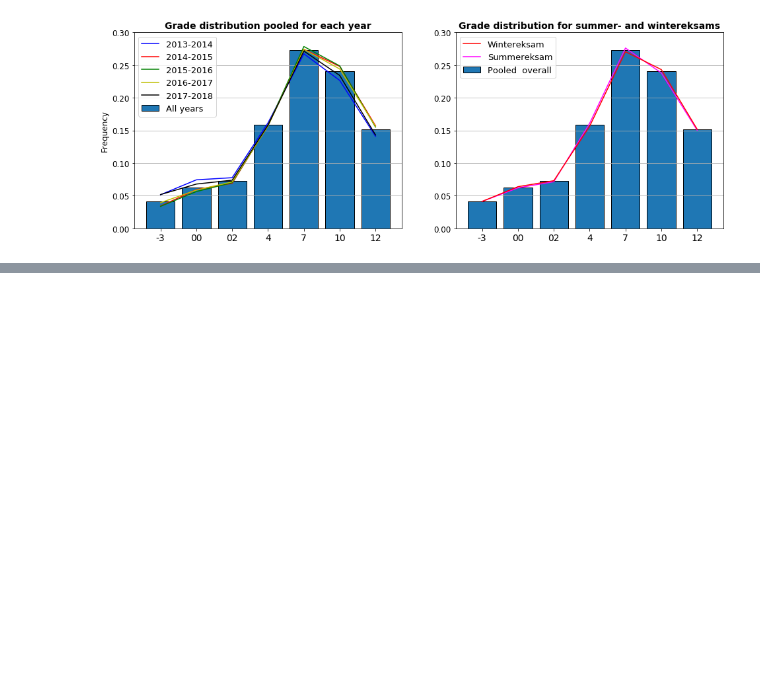
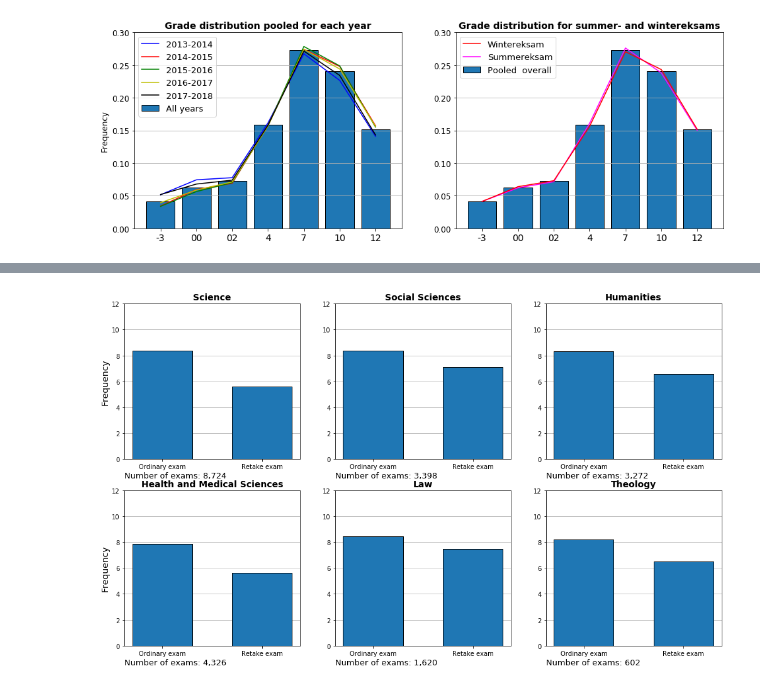
Before and after one commit to tnv875/Group18-NoTeeth, a Jupyter notebook: Exam project/1A Final Folder/Group 18 - Exam hand-in.ipynb, the cells around one changed output, grey strips where cells are left out. Saved outputs shown, nothing was run; the diff lists cells and outputs as text; code cells hidden in the pictures; blank space fills up the shorter version.

```diff
--- a/Exam project/1A Final Folder/Group 18 - Exam hand-in.ipynb
+++ b/Exam project/1A Final Folder/Group 18 - Exam hand-in.ipynb
@@ -2728,0 +2954,5 @@ plt.yticks(fontsize=12)
+# %%
+# Looping through each faculty
+
+for i in df['Fakultet'].unique():
+    print(gpa(df,i))
@@ -2728,0 +2961,2 @@ plt.yticks(fontsize=12)
+# %%
+list_type_ass=list(df['Type of assessmet_edit'].unique())
@@ -2728,0 +3049,4 @@ plt.yticks(fontsize=12)
+# %%
+#Download data which was saved by the scraping progress
+with open('df_final.pkl', 'rb') as f:
+    df = pickle.load(f)
@@ -2728,0 +3074,8 @@ plt.yticks(fontsize=12)
+# %%
+#Print different falculties and the results from each
+faculties = []
+for i in range(0,len(df["Fakultet"].unique())):
+    faculties.append(df["Fakultet"].unique()[i])
+faculties_results = []
+for i in range(0,len(faculties)):
+    faculties_results.append(gpa_ordi_reta_faculty(df,faculties[i]))
@@ -2728,0 +3095,60 @@ plt.yticks(fontsize=12)
+# %%
+#Plot resulst
+x = ["Ordinary exam", "Retake exam"]
+y = ["Science", "Social Sciences","Humanities",\
+     "Health and Medical Sciences","Law","Theology"]
+
+
+f,ax = plt.subplots(figsize=(17,10))
+
+plt.subplot(2,3,1)
+plt.title(y[0], fontsize = 14, weight = 'bold')
+plt.ylim([0,12])
+plt.grid(axis ='y',zorder=0)
+plt.ylabel('Frequency',fontsize=14)
+plt.bar(x, faculties_results[0], width=0.6, edgecolor='black',zorder=3)
+plt.annotate('Number of exams: '+ "8,724", (0,0), (0, -20),fontsize= 13, xycoords='axes fraction', textcoords='offset points', va='top')
+
+plt.subplot(2,3,2)
+plt.title(y[1], fontsize = 14, weight = 'bold')
+plt.ylim([0,12])
+plt.grid(axis ='y',zorder=0)
+#plt.ylabel('Frequency',fontsize=14)
+plt.bar(x, faculties_results[1], width=0.6, edgecolor='black',zorder=3)
+plt.annotate('Number of exams: '+ "3,398", (0,0), (0, -20),fontsize= 13, xycoords='axes fraction', textcoords='offset points', va='top')
+
+plt.subplot(2,3,3)
+plt.title(y[2], fontsize = 14, weight = 'bold')
+plt.ylim([0,12])
+plt.grid(axis ='y',zorder=0)
+#plt.ylabel('Frequency',fontsize=14)
+plt.bar(x, faculties_results[2], width=0.6, edgecolor='black',zorder=3)
+plt.annotate('Number of exams: '+ "3,272", (0,0), (0, -20),fontsize= 13, xycoords='axes fraction', textcoords='offset points', va='top')
+
+plt.subplot(2,3,4)
+plt.title(y[3], fontsize = 14, weight = 'bold')
+plt.ylim([0,12])
+plt.grid(axis ='y',zorder=0)
+plt.ylabel('Frequency',fontsize=14)
+plt.bar(x, faculties_results[3], width=0.6, edgecolor='black',zorder=3)
+plt.annotate('Number of exams: '+ "4,326", (0,0), (0, -20),fontsize= 13, xycoords='axes fraction', textcoords='offset points', va='top')
+
+plt.subplot(2,3,5)
+plt.title(y[4], fontsize = 14, weight = 'bold')
+plt.ylim([0,12])
+plt.grid(axis ='y',zorder=0)
+#plt.ylabel('Frequency',fontsize=14)
+plt.bar(x, faculties_results[4], width=0.6, edgecolor='black',zorder=3)
+plt.annotate('Number of exams: '+ "1,620", (0,0), (0, -20),fontsize= 13, xycoords='axes fraction', textcoords='offset points', va='top')
+
+plt.subplot(2,3,6)
+plt.title(y[5], fontsize = 14, weight = 'bold')
+plt.ylim([0,12])
+plt.grid(axis ='y',zorder=0)
+#plt.ylabel('Frequency',fontsize=14)
+plt.bar(x, faculties_results[5], width=0.6, edgecolor='black',zorder=3)
+plt.annotate('Number of exams: '+ "602", (0,0), (0, -20),fontsize= 13, xycoords='axes fraction', textcoords='offset points', va='top')
+
+plt.savefig('ordinary_vs_retake.png')
+# %% [output]
+[figure, added]
```
Also changed, not shown: parts of 52 cells of this notebook, 4 other files.
